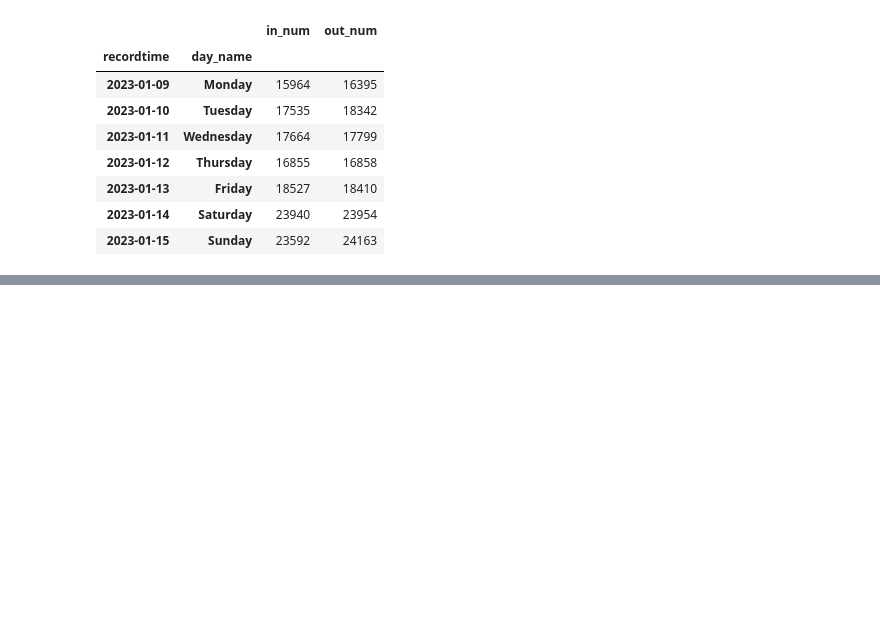
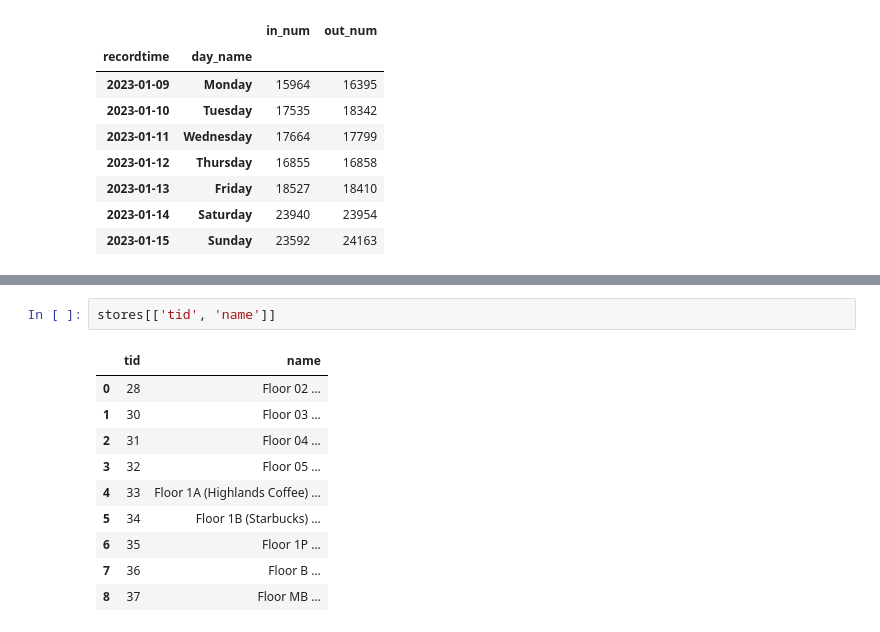
Before and after one commit to phongvu2010/Analytics-iCount-People, a Jupyter notebook: test.ipynb, the cells around one changed output, grey strips where cells are left out. Drawn from its saved outputs; the diff is of its cells as text; blank space fills up the shorter version.

```diff
--- a/test.ipynb
+++ b/test.ipynb
@@ -105,0 +122,13 @@ df_1
+# %%
+stores[['tid', 'name']]
+# %% [output]
+|  | tid | name |
+| 0 | 28 | Floor 02 ... |
+| 1 | 30 | Floor 03 ... |
+| 2 | 31 | Floor 04 ... |
+| 3 | 32 | Floor 05 ... |
+| 4 | 33 | Floor 1A (Highlands Coffee) ... |
+| 5 | 34 | Floor 1B (Starbucks) ... |
+| 6 | 35 | Floor 1P ... |
+| 7 | 36 | Floor B ... |
+| 8 | 37 | Floor MB ... |
```
Also changed, not shown: parts of 5 cells of this notebook, 1 other file.
